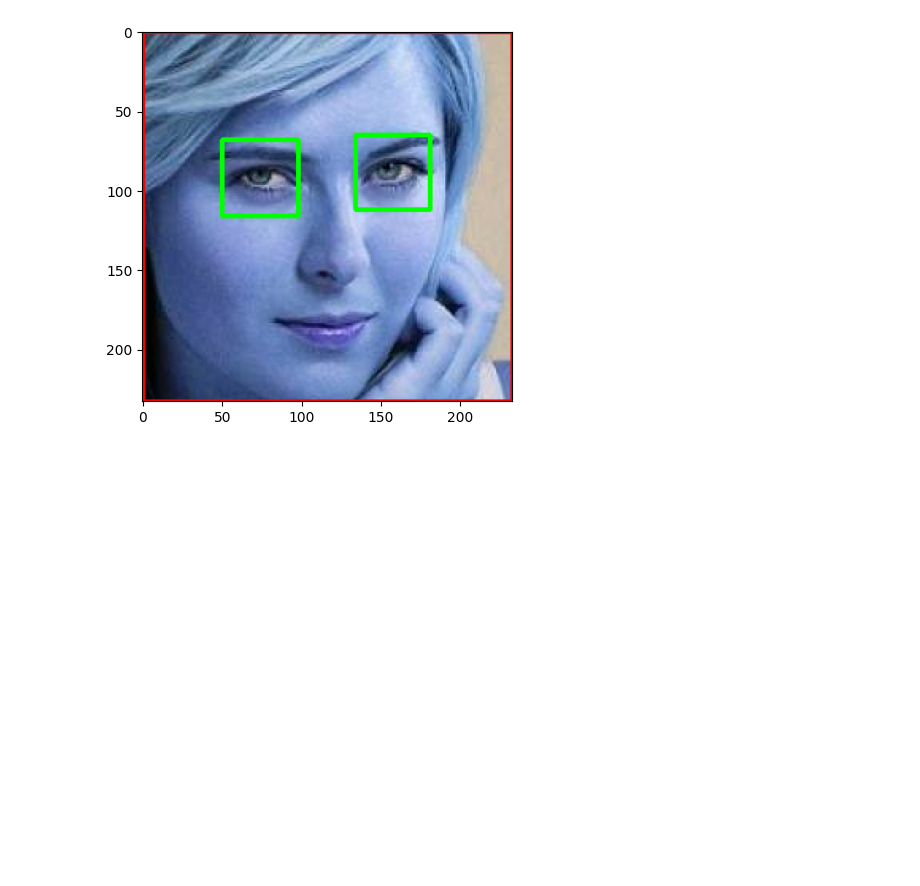
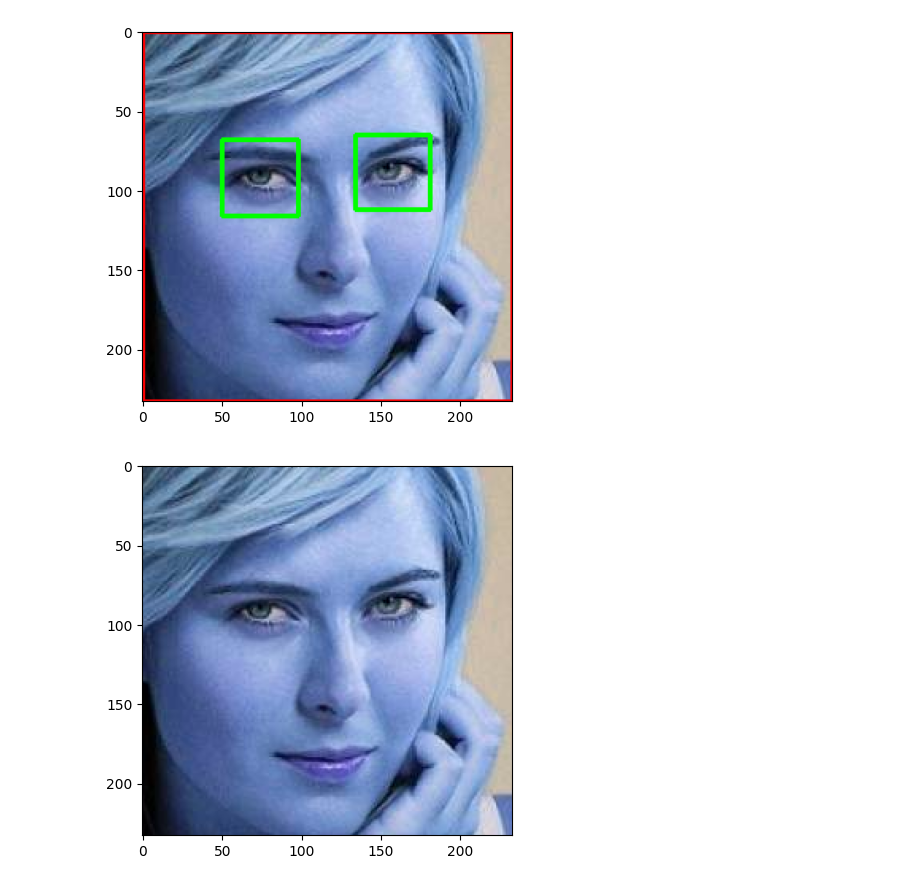
Before and after one commit to abhaygzb15/Sports-Person-Image-Classification, a Jupyter notebook: Sports-Celebrity-Image-Classification/Model/Image_classification.ipynb, the cells around one changed output. Saved outputs shown, nothing was run; the diff lists cells and outputs as text; code cells hidden in the pictures; blank space fills up the shorter version.

Commit message:
Function to crop the face with eyes

```diff
--- a/Sports-Celebrity-Image-Classification/Model/Image_classification.ipynb
+++ b/Sports-Celebrity-Image-Classification/Model/Image_classification.ipynb
@@ -92,3 +92,20 @@ plt.imshow(roi_color,cmap='gray')
 plt.show()
 # %% [output]
 [figure]
+# %%
+def get_cropped_image_if_2_eyes(image_path):
+    img=cv2.imread(image_path)
+    gray=cv2.cvtColor(img,cv2.COLOR_BGR2GRAY)
+    faces=face_cascade.detectMultiScale(gray,1.3,5)
+    for (x,y,w,h) in faces:
+        roi_gray=gray[y:y+h,x:x+w]
+        roi_color=img[y:y+h,x:x+w]
+        eyes=eye_cascade.detectMultiScale(roi_gray)
+        if len(eyes)>=2:
+            return roi_color
+# %%
+cropped_image=get_cropped_image_if_2_eyes('./test_images/sharapova1.jpg')
+plt.imshow(cropped_image)
+plt.show()
+# %% [output]
+[figure, added]
```
